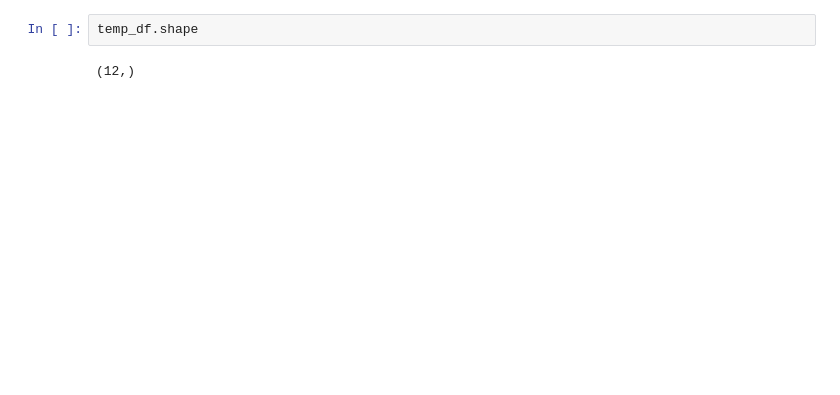
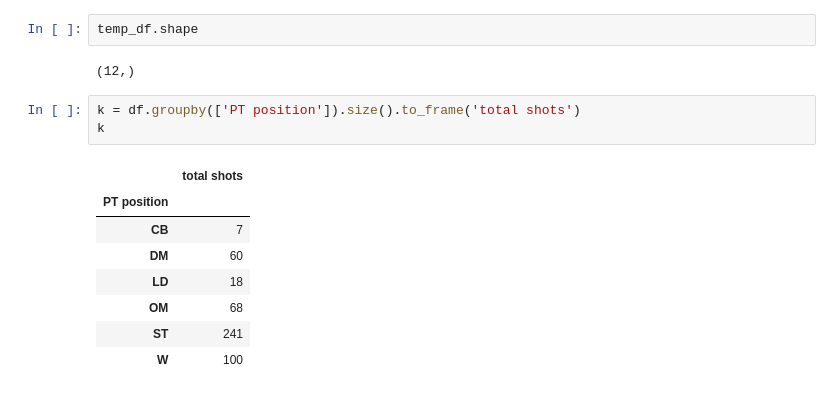
Before and after one commit to igor-kevin/Analise-Penaltis, a Jupyter notebook: penals.ipynb, the cells around one changed output. Drawn from its saved outputs; the diff is of its cells as text; blank space fills up the shorter version.

```diff
--- a/penals.ipynb
+++ b/penals.ipynb
@@ -32,3 +48,15 @@ for c in ax.containers:
 temp_df.shape
 # %% [output]
 (12,)
+# %%
+k = df.groupby(['PT position']).size().to_frame('total shots')
+k
+# %% [output]
+|  | total shots |
+| PT position |  |
+| CB | 7 |
+| DM | 60 |
+| LD | 18 |
+| OM | 68 |
+| ST | 241 |
+| W | 100 |
```
Also changed, not shown: parts of 7 cells of this notebook.
